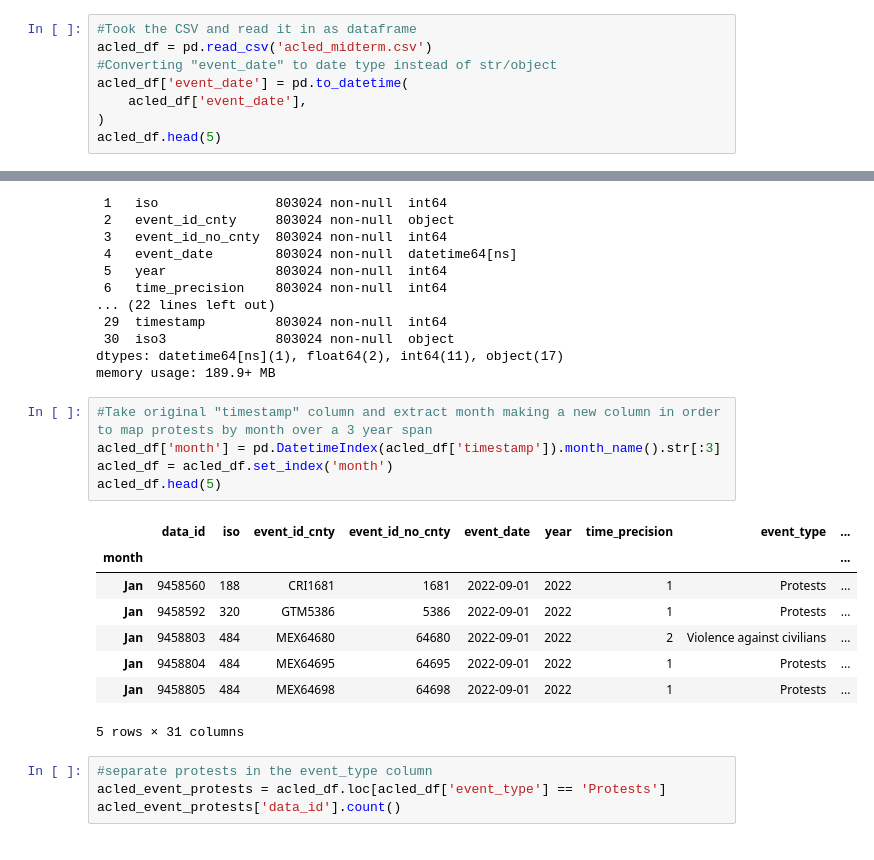
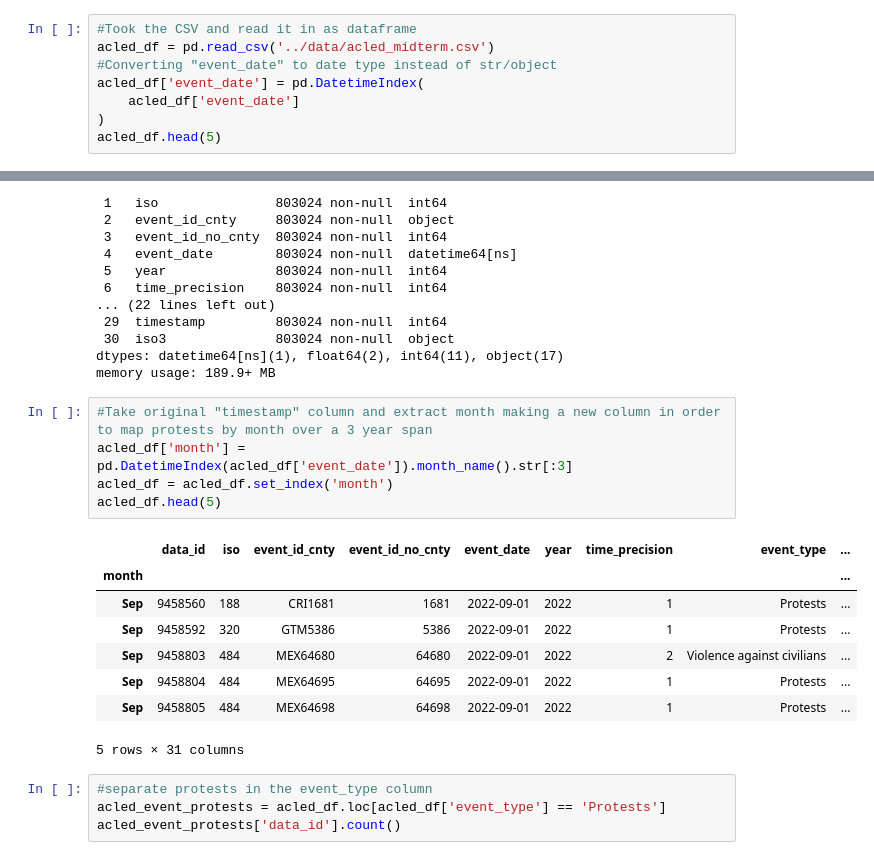
Before and after one commit to morgancoad/acled_data, a Jupyter notebook: notebooks/acled_eda.ipynb, the cells around one changed output, grey strips where cells are left out. Cells and saved outputs as stored; diff of their text form.

```diff
--- a/notebooks/acled_eda.ipynb
+++ b/notebooks/acled_eda.ipynb
@@ -17,10 +17,10 @@ from scipy.ndimage.filters import minimum_filter, maximum_filter
 from netCDF4 import Dataset
 # %%
 #Took the CSV and read it in as dataframe
-acled_df = pd.read_csv('acled_midterm.csv')
+acled_df = pd.read_csv('../data/acled_midterm.csv')
 #Converting "event_date" to date type instead of str/object
-acled_df['event_date'] = pd.to_datetime(
-    acled_df['event_date'],
+acled_df['event_date'] = pd.DatetimeIndex(
+    acled_df['event_date']
 )
 acled_df.head(5)
 # %% [output]
@@ -58,17 +58,17 @@ dtypes: datetime64[ns](1), float64(2), int64(11), object(17)
 memory usage: 189.9+ MB
 # %%
 #Take original "timestamp" column and extract month making a new column in order to map protests by month over a 3 year span
-acled_df['month'] = pd.DatetimeIndex(acled_df['timestamp']).month_name().str[:3]
+acled_df['month'] = pd.DatetimeIndex(acled_df['event_date']).month_name().str[:3]
 acled_df = acled_df.set_index('month')
 acled_df.head(5)
 # %% [output]
 |  | data_id | iso | event_id_cnty | event_id_no_cnty | event_date | year | time_precision | event_type | ... |
 | month |  |  |  |  |  |  |  |  | ... |
-| Jan | 9458560 | 188 | CRI1681 | 1681 | 2022-09-01 | 2022 | 1 | Protests | ... |
-| Jan | 9458592 | 320 | GTM5386 | 5386 | 2022-09-01 | 2022 | 1 | Protests | ... |
-| Jan | 9458803 | 484 | MEX64680 | 64680 | 2022-09-01 | 2022 | 2 | Violence against civilians | ... |
-| Jan | 9458804 | 484 | MEX64695 | 64695 | 2022-09-01 | 2022 | 1 | Protests | ... |
-| Jan | 9458805 | 484 | MEX64698 | 64698 | 2022-09-01 | 2022 | 1 | Protests | ... |
+| Sep | 9458560 | 188 | CRI1681 | 1681 | 2022-09-01 | 2022 | 1 | Protests | ... |
+| Sep | 9458592 | 320 | GTM5386 | 5386 | 2022-09-01 | 2022 | 1 | Protests | ... |
+| Sep | 9458803 | 484 | MEX64680 | 64680 | 2022-09-01 | 2022 | 2 | Violence against civilians | ... |
+| Sep | 9458804 | 484 | MEX64695 | 64695 | 2022-09-01 | 2022 | 1 | Protests | ... |
+| Sep | 9458805 | 484 | MEX64698 | 64698 | 2022-09-01 | 2022 | 1 | Protests | ... |
 5 rows × 31 columns
 # %%
 #separate protests in the event_type column
```
Also changed, not shown: parts of 5 cells of this notebook.
